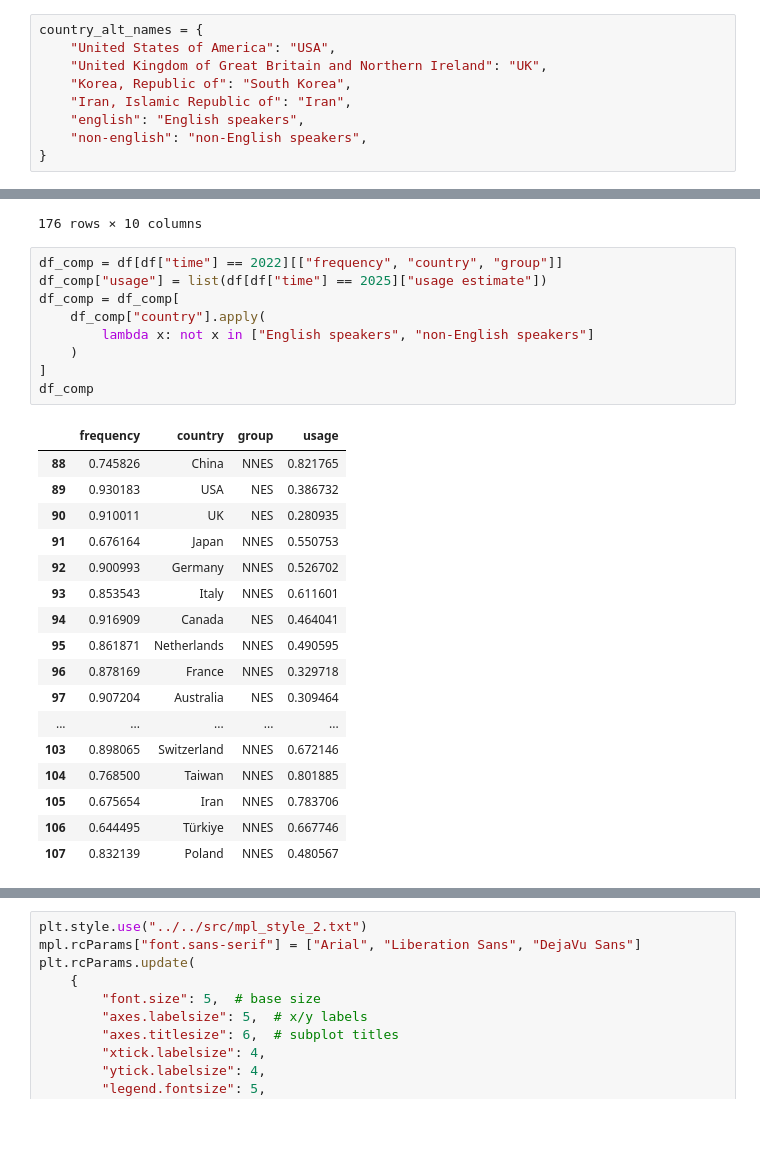
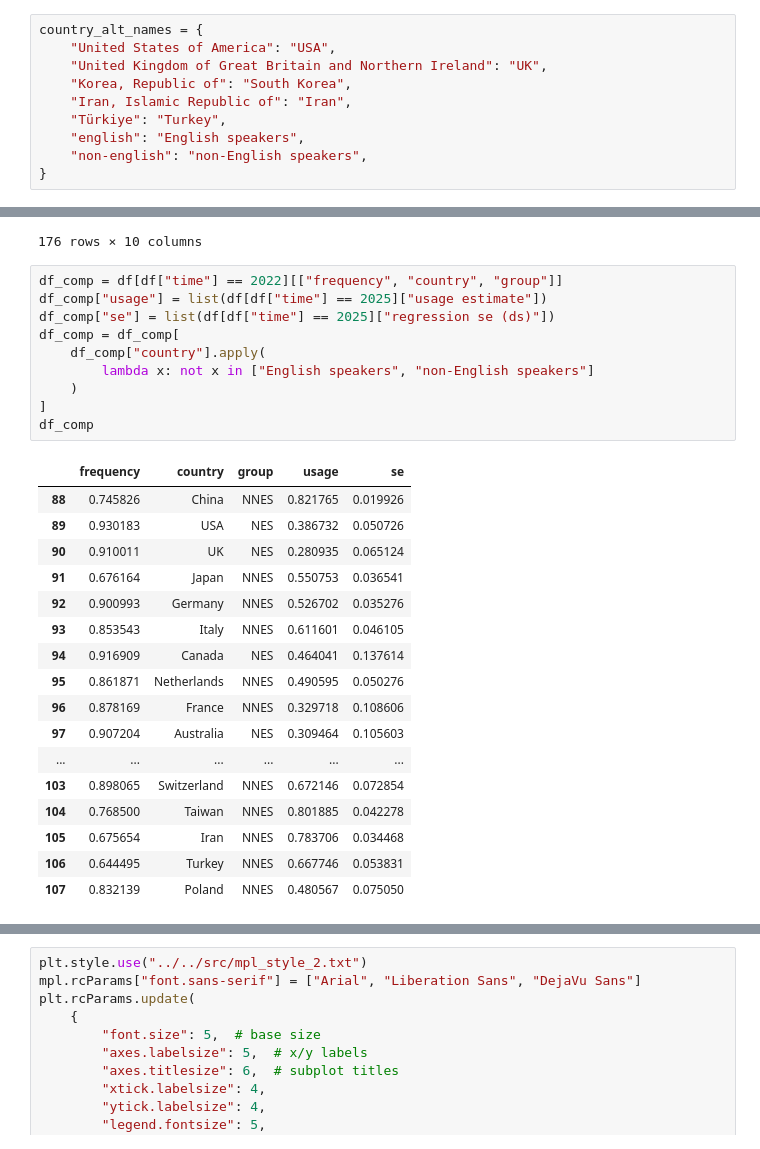
Before and after one commit to LenaHolzwarth/llms_in_academia, a Jupyter notebook: scripts/paper_figures/Fig3.ipynb, the cells around one changed output, grey strips where cells are left out. Cells and saved outputs as stored; diff of their text form.

```diff
--- a/scripts/paper_figures/Fig3.ipynb
+++ b/scripts/paper_figures/Fig3.ipynb
@@ -50,6 +50,7 @@ country_alt_names = {
     "United Kingdom of Great Britain and Northern Ireland": "UK",
     "Korea, Republic of": "South Korea",
     "Iran, Islamic Republic of": "Iran",
+    "Türkiye": "Turkey",
     "english": "English speakers",
     "non-english": "non-English speakers",
 }
@@ -79,27 +80,28 @@ df
 # %%
 df_comp = df[df["time"] == 2022][["frequency", "country", "group"]]
 df_comp["usage"] = list(df[df["time"] == 2025]["usage estimate"])
+df_comp["se"] = list(df[df["time"] == 2025]["regression se (ds)"])
 df_comp = df_comp[
     df_comp["country"].apply(
         lambda x: not x in ["English speakers", "non-English speakers"]
     )
 ]
 df_comp
 # %% [output]
-|  | frequency | country | group | usage |
-| 88 | 0.745826 | China | NNES | 0.821765 |
-| 89 | 0.930183 | USA | NES | 0.386732 |
-| 90 | 0.910011 | UK | NES | 0.280935 |
-| 91 | 0.676164 | Japan | NNES | 0.550753 |
-| 92 | 0.900993 | Germany | NNES | 0.526702 |
-| 93 | 0.853543 | Italy | NNES | 0.611601 |
-| 94 | 0.916909 | Canada | NES | 0.464041 |
-| 95 | 0.861871 | Netherlands | NNES | 0.490595 |
-| 96 | 0.878169 | France | NNES | 0.329718 |
-| 97 | 0.907204 | Australia | NES | 0.309464 |
-| ... | ... | ... | ... | ... |
-| 103 | 0.898065 | Switzerland | NNES | 0.672146 |
-| 104 | 0.768500 | Taiwan | NNES | 0.801885 |
-| 105 | 0.675654 | Iran | NNES | 0.783706 |
-| 106 | 0.644495 | Türkiye | NNES | 0.667746 |
-| 107 | 0.832139 | Poland | NNES | 0.480567 |
+|  | frequency | country | group | usage | se |
+| 88 | 0.745826 | China | NNES | 0.821765 | 0.019926 |
+| 89 | 0.930183 | USA | NES | 0.386732 | 0.050726 |
+| 90 | 0.910011 | UK | NES | 0.280935 | 0.065124 |
+| 91 | 0.676164 | Japan | NNES | 0.550753 | 0.036541 |
+| 92 | 0.900993 | Germany | NNES | 0.526702 | 0.035276 |
+| 93 | 0.853543 | Italy | NNES | 0.611601 | 0.046105 |
+| 94 | 0.916909 | Canada | NES | 0.464041 | 0.137614 |
+| 95 | 0.861871 | Netherlands | NNES | 0.490595 | 0.050276 |
+| 96 | 0.878169 | France | NNES | 0.329718 | 0.108606 |
+| 97 | 0.907204 | Australia | NES | 0.309464 | 0.105603 |
+| ... | ... | ... | ... | ... | ... |
+| 103 | 0.898065 | Switzerland | NNES | 0.672146 | 0.072854 |
+| 104 | 0.768500 | Taiwan | NNES | 0.801885 | 0.042278 |
+| 105 | 0.675654 | Iran | NNES | 0.783706 | 0.034468 |
+| 106 | 0.644495 | Turkey | NNES | 0.667746 | 0.053831 |
+| 107 | 0.832139 | Poland | NNES | 0.480567 | 0.075050 |
```
Also changed, not shown: parts of 5 cells of this notebook, 12 other files.
